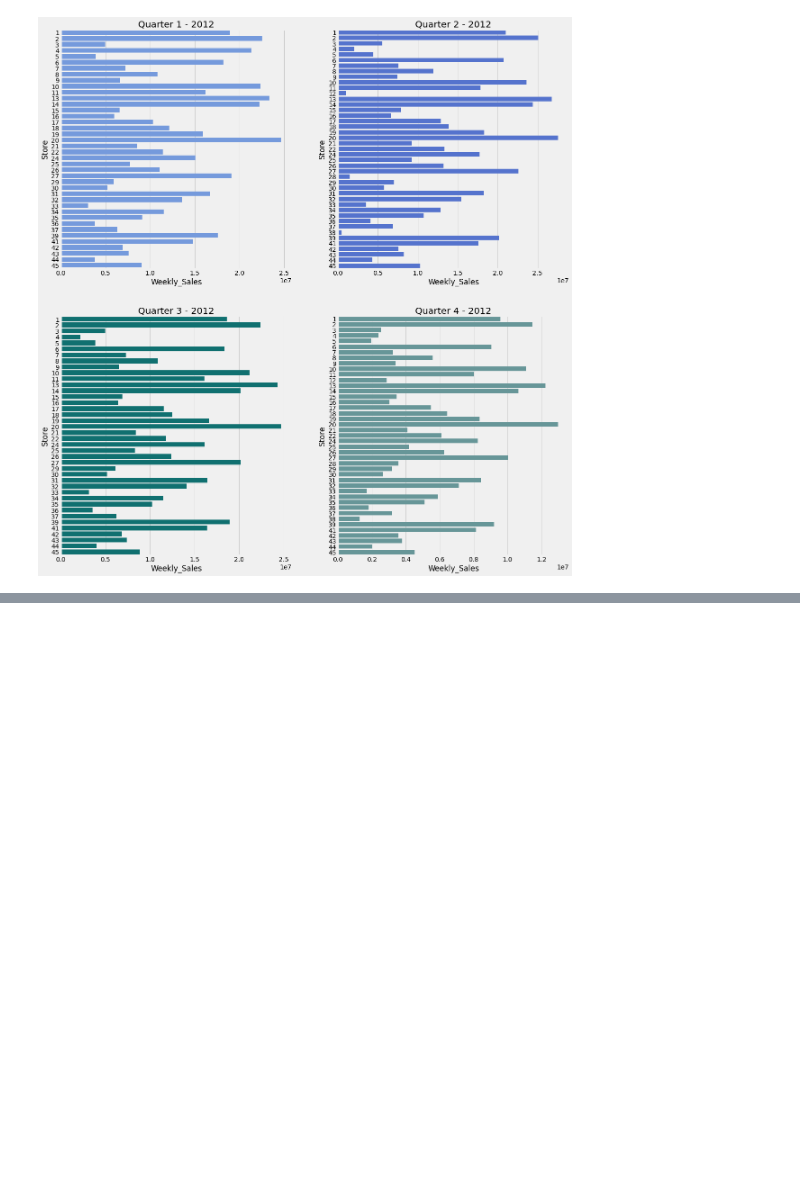
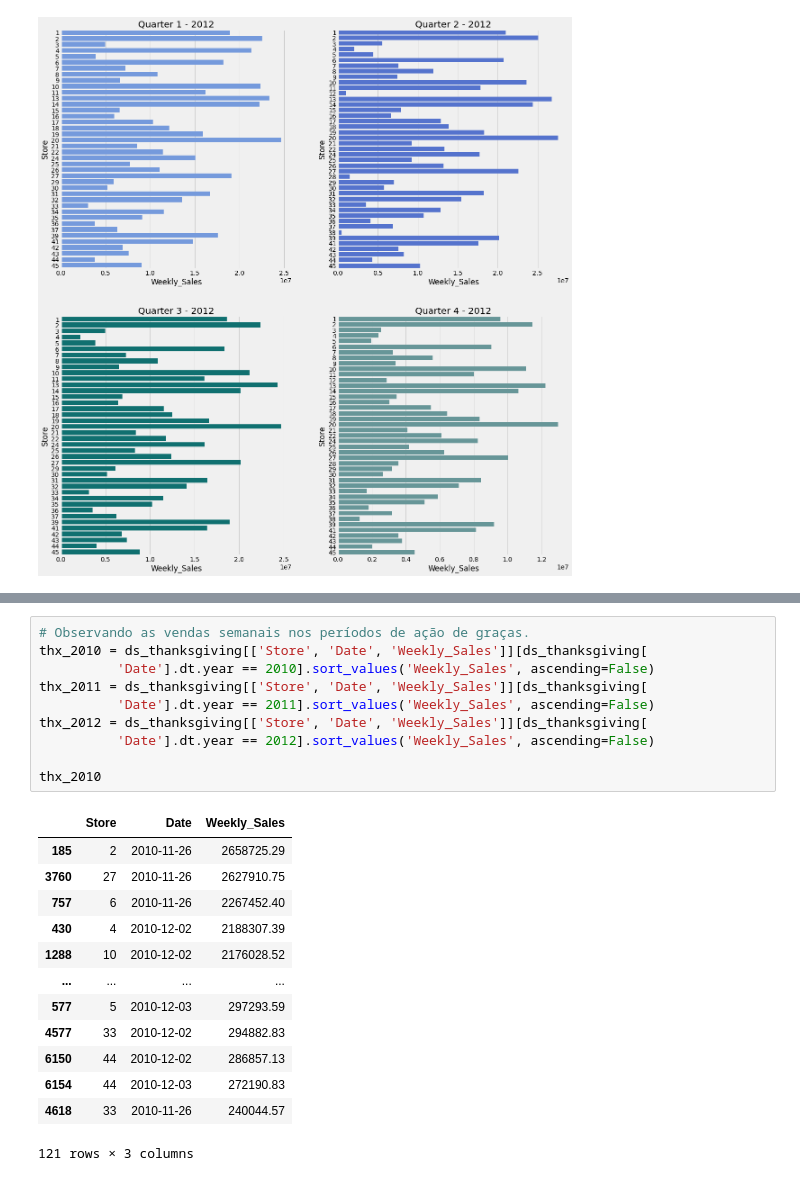
Before and after one commit to abakashi/dnc_deliverable2_walmart, a Jupyter notebook: Deliverable__2_mc_g1.ipynb, the cells around one changed output, grey strips where cells are left out. Drawn from its saved outputs; the diff is of its cells as text; blank space fills up the shorter version.

```diff
--- a/Deliverable__2_mc_g1.ipynb
+++ b/Deliverable__2_mc_g1.ipynb
@@ -252,0 +316,24 @@ ds_superbowl = df_weekfilter(ds_no_out, week_getter(superbowl_dates))
+# %%
+# Observando as vendas semanais nos períodos de ação de graças.
+thx_2010 = ds_thanksgiving[['Store', 'Date', 'Weekly_Sales']][ds_thanksgiving[
+          'Date'].dt.year == 2010].sort_values('Weekly_Sales', ascending=False)
+thx_2011 = ds_thanksgiving[['Store', 'Date', 'Weekly_Sales']][ds_thanksgiving[
+          'Date'].dt.year == 2011].sort_values('Weekly_Sales', ascending=False)
+thx_2012 = ds_thanksgiving[['Store', 'Date', 'Weekly_Sales']][ds_thanksgiving[
+          'Date'].dt.year == 2012].sort_values('Weekly_Sales', ascending=False)
+
+thx_2010
+# %% [output]
+|  | Store | Date | Weekly_Sales |
+| 185 | 2 | 2010-11-26 | 2658725.29 |
+| 3760 | 27 | 2010-11-26 | 2627910.75 |
+| 757 | 6 | 2010-11-26 | 2267452.40 |
+| 430 | 4 | 2010-12-02 | 2188307.39 |
+| 1288 | 10 | 2010-12-02 | 2176028.52 |
+| ... | ... | ... | ... |
+| 577 | 5 | 2010-12-03 | 297293.59 |
+| 4577 | 33 | 2010-12-02 | 294882.83 |
+| 6150 | 44 | 2010-12-02 | 286857.13 |
+| 6154 | 44 | 2010-12-03 | 272190.83 |
+| 4618 | 33 | 2010-11-26 | 240044.57 |
+121 rows × 3 columns
```
Also changed, not shown: parts of 3 cells of this notebook.
